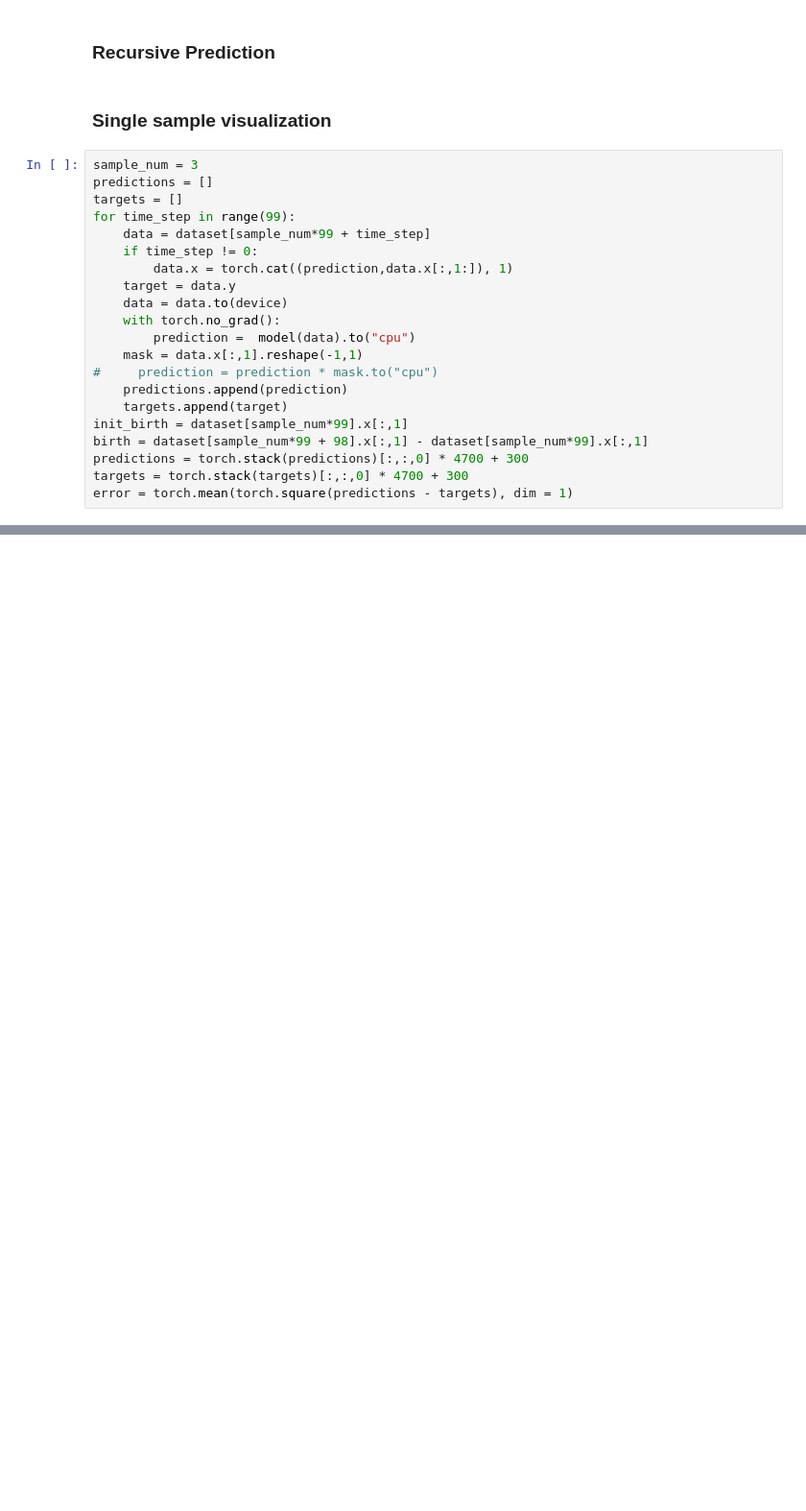
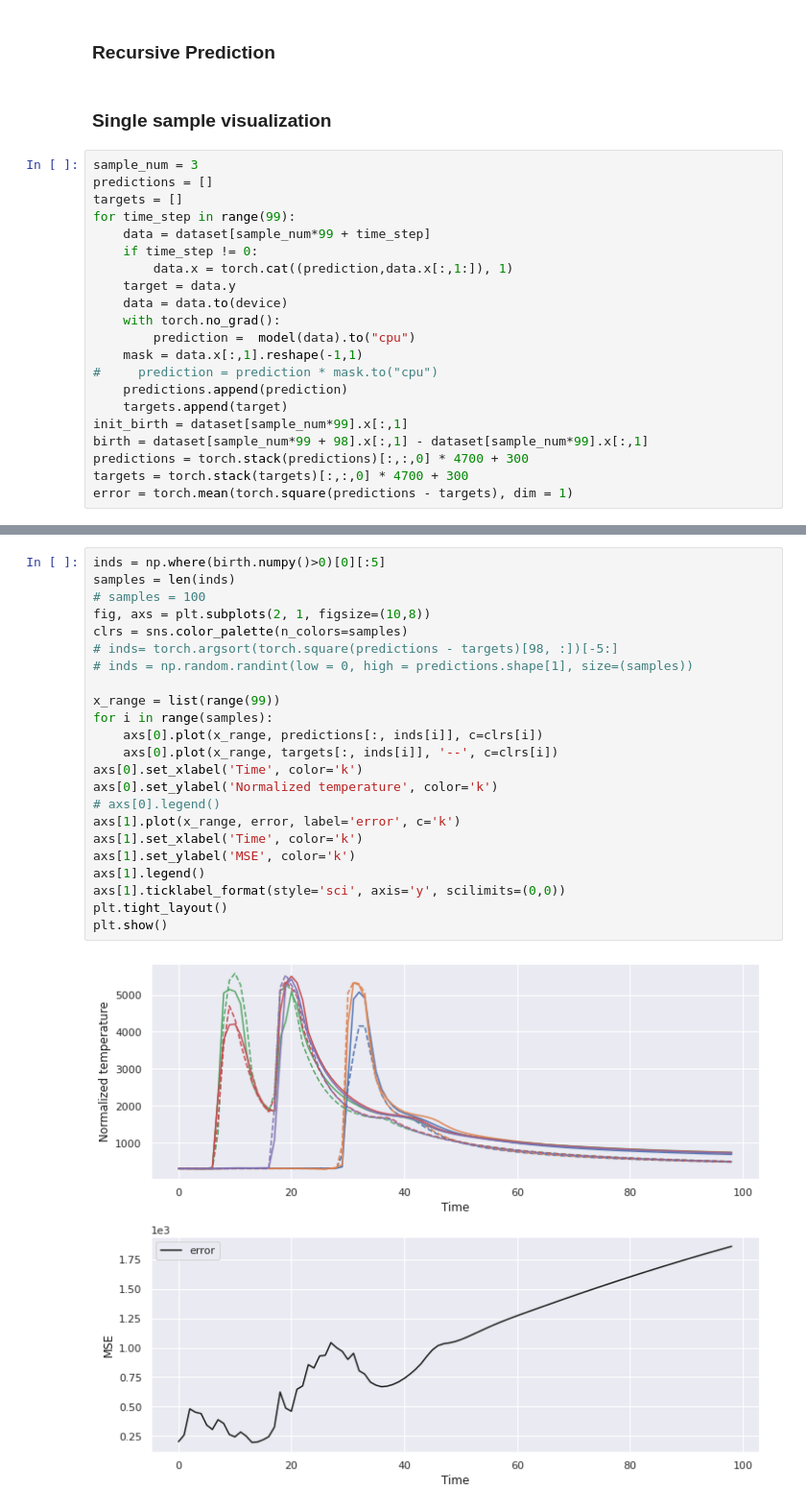
Before and after one commit to AMPL-NU/Graph_AM_Modeling, a Jupyter notebook: GNN.ipynb, the cells around one changed output, grey strips where cells are left out. Shown: that part at 96% size. Saved outputs shown, nothing was run; the diff lists cells and outputs as text; blank space fills up the shorter version.

```diff
--- a/GNN.ipynb
+++ b/GNN.ipynb
@@ -671,0 +690,25 @@ plt.show()
+# %%
+inds = np.where(birth.numpy()>0)[0][:5]
+samples = len(inds)
+# samples = 100
+fig, axs = plt.subplots(2, 1, figsize=(10,8))
+clrs = sns.color_palette(n_colors=samples)
+# inds= torch.argsort(torch.square(predictions - targets)[98, :])[-5:]
+# inds = np.random.randint(low = 0, high = predictions.shape[1], size=(samples))
+
+x_range = list(range(99))
+for i in range(samples):
+    axs[0].plot(x_range, predictions[:, inds[i]], c=clrs[i])
+    axs[0].plot(x_range, targets[:, inds[i]], '--', c=clrs[i])
+axs[0].set_xlabel('Time', color='k')
+axs[0].set_ylabel('Normalized temperature', color='k')
+# axs[0].legend()
+axs[1].plot(x_range, error, label='error', c='k')
+axs[1].set_xlabel('Time', color='k')
+axs[1].set_ylabel('MSE', color='k')
+axs[1].legend()
+axs[1].ticklabel_format(style='sci', axis='y', scilimits=(0,0))
+plt.tight_layout()
+plt.show()
+# %% [output]
+[figure, added]
```
Also changed, not shown: parts of 13 cells of this notebook.
